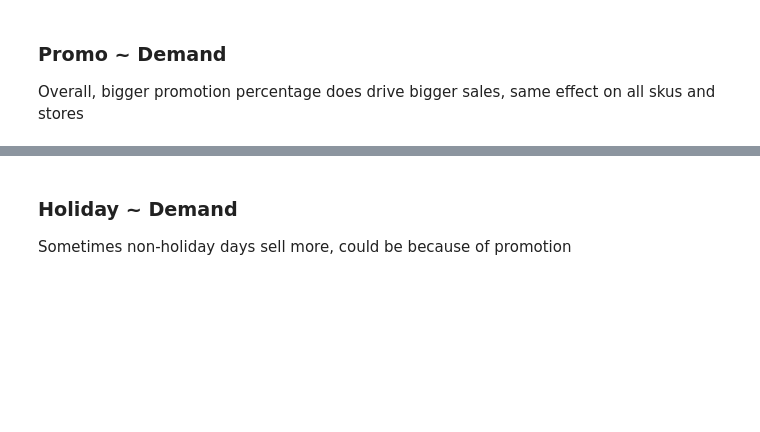
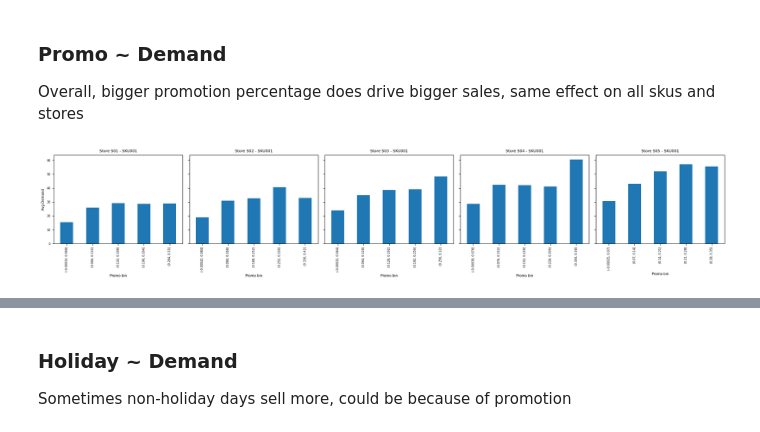
Before and after one commit to thi2709/simcel-test, a Jupyter notebook: src/reports.ipynb, the cells around one changed output, grey strips where cells are left out. Saved outputs shown, nothing was run; the diff lists cells and outputs as text; code cells hidden in the pictures; blank space fills up the shorter version.

```diff
--- a/src/reports.ipynb
+++ b/src/reports.ipynb
@@ -214,3 +237,36 @@ for sk in skus:
 # %% [markdown]
 ### Promo ~ Demand
 Overall, bigger promotion percentage does drive bigger sales, same effect on all skus and stores
+# %%
+for sk in skus:
+    n_stores = len(stores)
+    fig, axes = plt.subplots(1, n_stores, figsize=(4*n_stores, 4), sharey=True)
+
+    if n_stores == 1:  # if only 1 store, keep iterable
+        axes = [axes]
+
+    for ax, st in zip(axes, stores):
+        df_price = df[(df.store_id == st) & (df.sku_id == sk)]
+
+        if df_price.empty:
+            ax.set_title(f"Store {st} - {sk}\n(no data)", fontsize=8)
+            ax.axis("off")
+            continue
+
+        avg = (
+            df_price.groupby(pd.cut(df_price["promo_depth"], bins=5))["units_sold"]
+            .mean()
+        )
+
+        avg.plot(kind="bar", ax=ax)
+
+        ax.set_title(f"Store {st} - {sk}", fontsize=8)
+        ax.set_xlabel("Promo bin", fontsize=7)
+        ax.set_ylabel("Avg Demand", fontsize=7)
+        ax.tick_params(axis="x", labelsize=6)
+        ax.tick_params(axis="y", labelsize=6)
+
+    plt.tight_layout()
+    plt.show()
+# %% [output]
+[figure, added]
```
Also changed, not shown: parts of 16 cells of this notebook.
